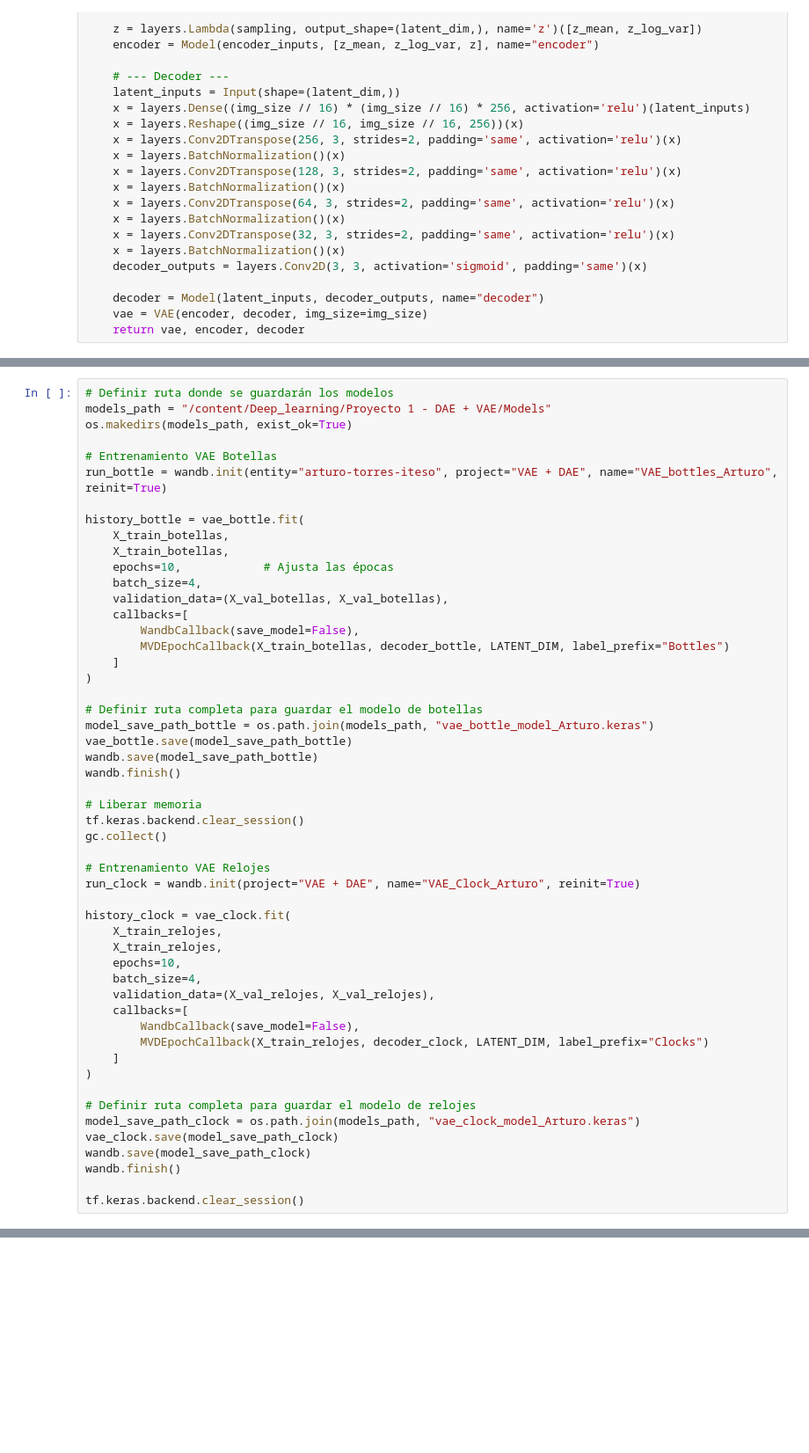
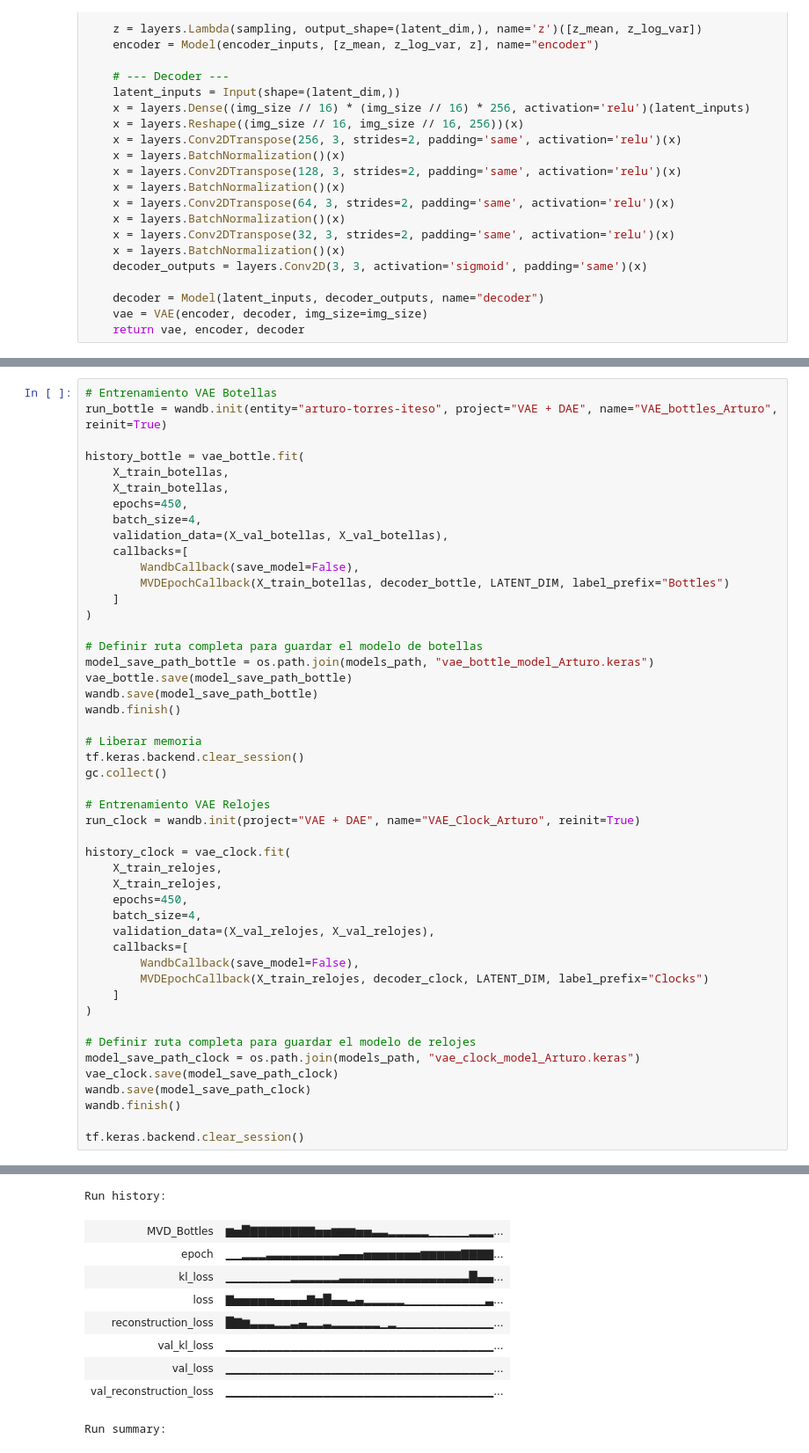
Before and after one commit to arturotowers/Deep_learning, a Jupyter notebook: Proyecto 1 - DAE + VAE/Notebooks/DAE(3).ipynb, the cells around one changed output, grey strips where cells are left out. Shown at 88% size. Drawn from its saved outputs; the diff is of its cells as text; blank space fills up the shorter version.

```diff
--- a/Proyecto 1 - DAE + VAE/Notebooks/DAE(3).ipynb
+++ b/Proyecto 1 - DAE + VAE/Notebooks/DAE(3).ipynb
@@ -204,15 +240,11 @@ wandb.login()
 # %%
-# Definir ruta donde se guardarán los modelos
-models_path = "/content/Deep_learning/Proyecto 1 - DAE + VAE/Models"
-os.makedirs(models_path, exist_ok=True)
-
 # Entrenamiento VAE Botellas
 run_bottle = wandb.init(entity="arturo-torres-iteso", project="VAE + DAE", name="VAE_bottles_Arturo", reinit=True)
 
 history_bottle = vae_bottle.fit(
     X_train_botellas,
     X_train_botellas,
-    epochs=10,            # Ajusta las épocas
+    epochs=450,
     batch_size=4,
     validation_data=(X_val_botellas, X_val_botellas),
     callbacks=[
@@ -237,7 +269,7 @@ run_clock = wandb.init(project="VAE + DAE", name="VAE_Clock_Arturo", reinit=True
 history_clock = vae_clock.fit(
     X_train_relojes,
     X_train_relojes,
-    epochs=10,
+    epochs=450,
     batch_size=4,
     validation_data=(X_val_relojes, X_val_relojes),
     callbacks=[
@@ -253,3 +285,4 @@ wandb.save(model_save_path_clock)
 wandb.finish()
 
 tf.keras.backend.clear_session()
+# %% [output]
@@ -255,0 +314,10 @@ tf.keras.backend.clear_session()
+Run history:
+| MVD_Bottles | ▆▅█▇▇▇▇▇▇▇▇▅▅▆▆▆▅▅▃▃▂▂▂▂▂▁▁▁▁▁▂▂▂... |
+| epoch | ▁▁▂▂▂▃▃▃▃▃▃▃▃▃▄▄▄▅▅▅▅▅▅▅▆▆▆▆▆▇▇▇▇... |
+| kl_loss | ▁▁▁▁▁▁▁▁▂▂▂▂▂▂▃▃▃▃▃▃▃▃▃▃▃▃▃▃▃▃█▄▄... |
+| loss | ▇▅▅▅▅▅▄▄▄▄▇▅█▄▄▃▄▂▂▂▂▂▁▁▁▁▁▁▁▁▁▁▃... |
+| reconstruction_loss | █▇▆▃▃▃▂▂▃▄▂▂▃▂▂▂▂▂▂▁▂▁▁▁▁▁▁▁▁▁▁▁▁... |
+| val_kl_loss | ▁▁▁▁▁▁▁▁▁▁▁▁▁▁▁▁▁▁▁▁▁▁▁▁▁▁▁▁▁▁▁▁▁... |
+| val_loss | ▁▁▁▁▁▁▁▁▁▁▁▁▁▁▁▁▁▁▁▁▁▁▁▁▁▁▁▁▁▁▁▁▁... |
+| val_reconstruction_loss | ▁▁▁▁▁▁▁▁▁▁▁▁▁▁▁▁▁▁▁▁▁▁▁▁▁▁▁▁▁▁▁▁▁... |
+Run summary:
```
Also changed, not shown: parts of 9 cells of this notebook.
